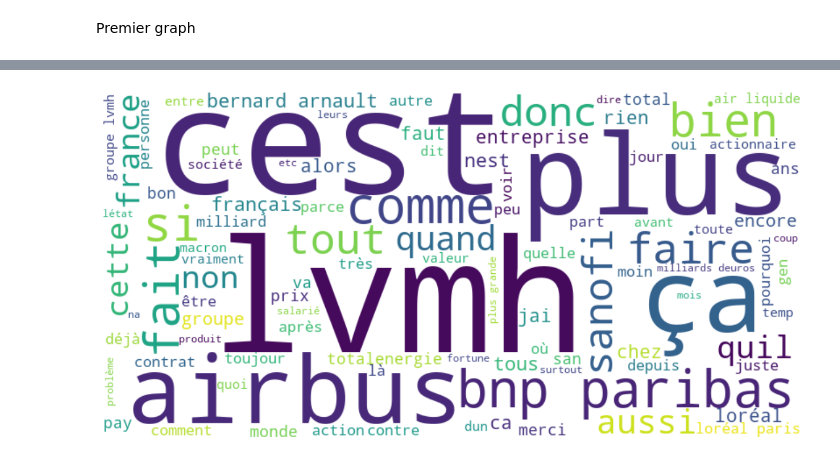
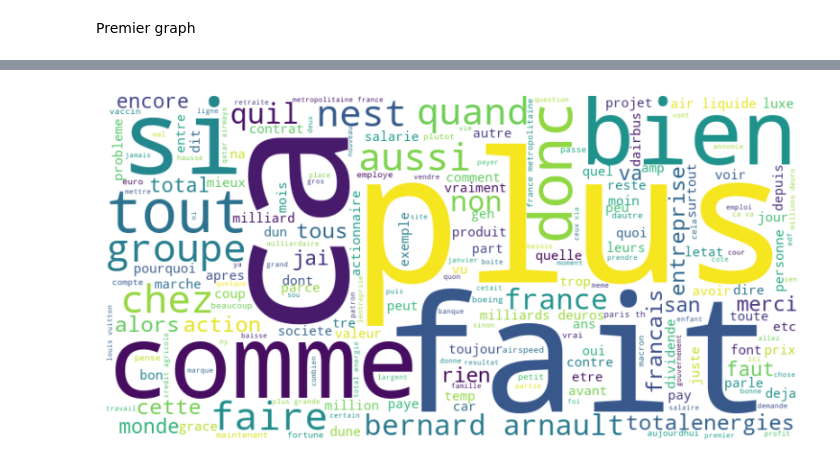
Before and after one commit to nmh4598/Text_mining, a Jupyter notebook: visu_notebook.ipynb, the cells around one changed output, grey strips where cells are left out. Drawn from its saved outputs; the diff is of its cells as text; code cells hidden in the pictures.

```diff
--- a/visu_notebook.ipynb
+++ b/visu_notebook.ipynb
@@ -107,7 +126,13 @@ wordcloud = WordCloud(width=800, height=400, max_words=100, background_color="wh
-# %%
-plt.figure(figsize=(16,8))
-plt.imshow(wordcloud, interpolation='bilinear')
-plt.axis("off")
-plt.show()
-# %% [output]
-[figure, removed]
+# %%
+text = ' '.join(data['text'].tolist())
+
+# Création du nuage de mots
+wordcloud = WordCloud(width=800, height=400, background_color='white').generate(text)
+
+# Affichage du nuage de mots
+plt.figure(figsize=(10, 5))
+plt.imshow(wordcloud, interpolation='bilinear')
+plt.axis('off')
+plt.show()
+# %% [output]
+[figure, added]
```
Also changed, not shown: parts of 8 cells of this notebook, 1 other file.
